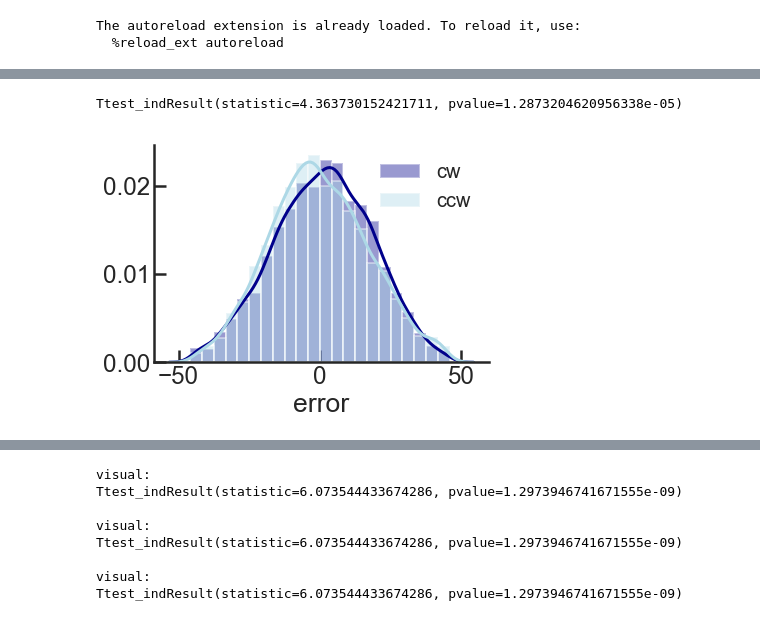
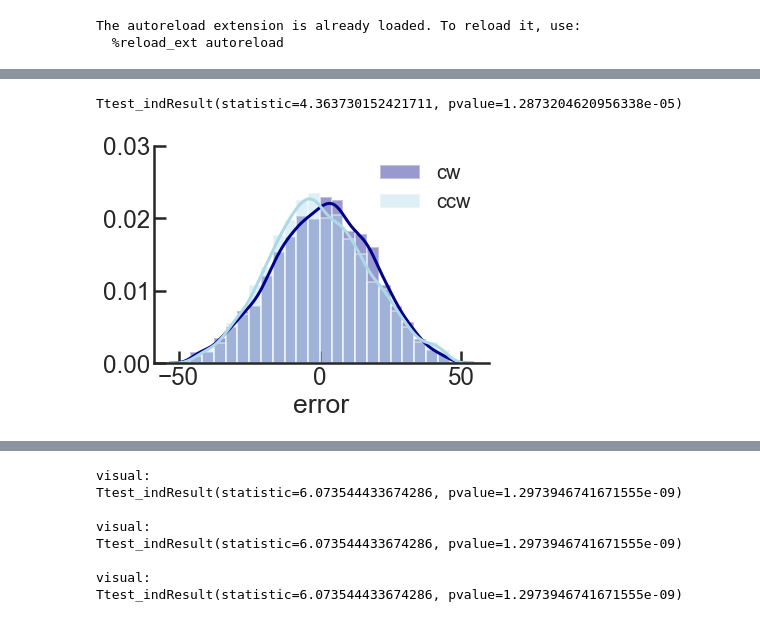
Before and after one commit to davidbestue/encoding, a Jupyter notebook: scripts/plots/IEM/Angle_decoding_popvector.ipynb, the cells around one changed output, grey strips where cells are left out. Saved outputs shown, nothing was run; the diff lists cells and outputs as text; code cells hidden in the pictures.

```diff
--- a/scripts/plots/IEM/Angle_decoding_popvector.ipynb
+++ b/scripts/plots/IEM/Angle_decoding_popvector.ipynb
@@ -52,35 +52,36 @@ df['sign_dist'] = df['sign_dist'].replace([True, False], ['ccw', 'cw']) #positio
 # %%
 ##CW-CCW bias
 # %%
-## All trials & all TRS
+## All trials & all TRS (individual plot )
 
 fit_= 'kde' #'gaussian' 'kde'
 region_ = 'visual' #'visual' 'ips' 'pfc'
 colors_ = {}
 colors_['visual']=['darkblue', 'lightblue']
 colors_['ips']=['darkorange','peachpuff']
 colors_['pfc']=['forestgreen', 'lightgreen']
 
 
 cw_data = df.loc[(df['sign_dist']=='cw') & (df['brain_region']==region_)].error[~np.isnan(df.loc[(df['sign_dist']=='cw') & (df['brain_region']==region_)].error)]
 ccw_data = df.loc[(df['sign_dist']=='ccw') & (df['brain_region']==region_)].error[~np.isnan(df.loc[(df['sign_dist']=='ccw') & (df['brain_region']==region_)].error)]
 
 print(stats.ttest_ind(cw_data, ccw_data))
 
 if fit_ == 'gaussian':
     sns.distplot( cw_data,  color=colors_[region_][0], label='cw', bins=np.linspace(-50,50,25), fit=norm, kde=False, fit_kws={"color":colors_[region_][0], 'linewidth':4})
     sns.distplot( ccw_data,  color=colors_[region_][1], label='ccw', bins=np.linspace(-50,50,25), fit=norm, kde=False, fit_kws={"color":colors_[region_][1], 'linewidth':4})
 else:
     sns.distplot( cw_data,  color=colors_[region_][0], label='cw', bins=np.linspace(-50,50,25))
     sns.distplot( ccw_data,  color=colors_[region_][1], label='ccw', bins=np.linspace(-50,50,25))
 
 
 plt.legend(frameon=False, loc=1, fontsize=20)
 plt.gca().spines['right'].set_visible(False)  # aesthetics                                                                              # remove right spines
 plt.gca().spines['top'].set_visible(False)                                                                                  # remove top spines
 plt.gca().get_xaxis().tick_bottom()
 plt.gca().get_yaxis().tick_left()
 plt.gca().tick_params(direction='in') #direction
+plt.ylim(0, 0.03);
 # %% [output]
 Ttest_indResult(statistic=4.363730152421711, pvalue=1.2873204620956338e-05)
-[figure, old version]
+[figure, new version]
```
Also changed, not shown: parts of 7 cells of this notebook.
